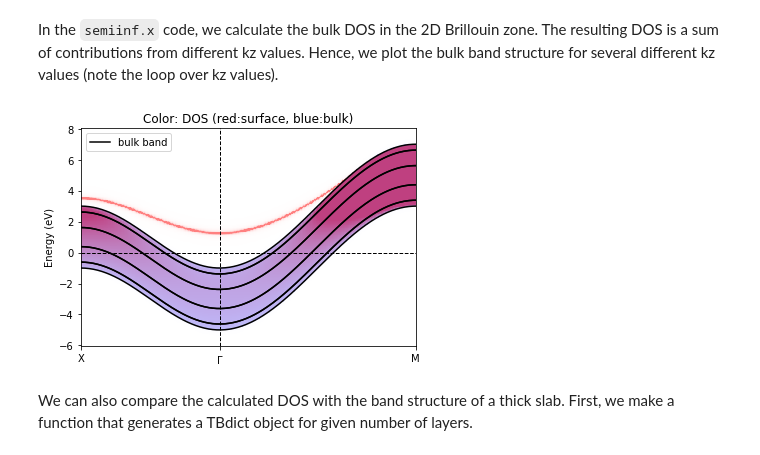
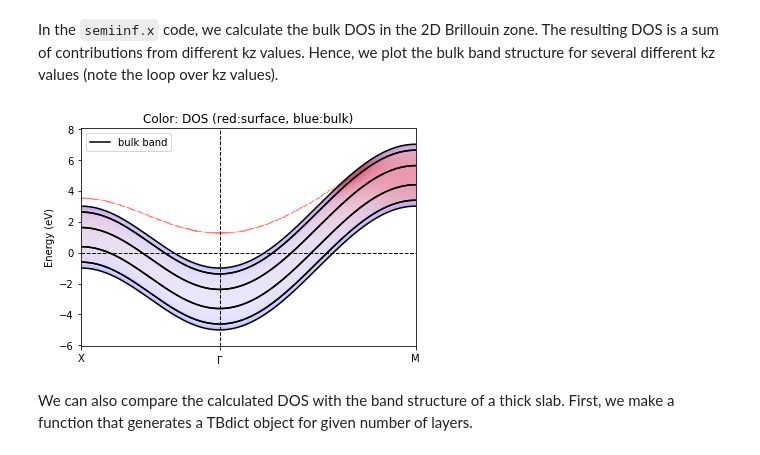
Before and after one commit to jaemolihm/semiinf, a Jupyter notebook: examples/example01/example01.ipynb, the cells around one changed output. Saved outputs shown, nothing was run; the diff lists cells and outputs as text; code cells hidden in the pictures.

```diff
--- a/examples/example01/example01.ipynb
+++ b/examples/example01/example01.ipynb
@@ -165,35 +166,35 @@ for ikz, kz in enumerate(np.linspace(0.0, 1.0, 10, False)):
     # Calculate band structure
     energy = tbbulk.get_bands(kvecs_3d)
     # Plot band structure
     for ib in range(tbbulk.nw):
         label = f'bulk band' if ib == 0 and ikz == 0 else None
         plt.plot(kplot, energy[ib,:], '-', c='k', label=label)
 
 # Plot bulk and surface DOS
 filenames = ['dos_bulk.out', 'dos_surf00.out']
 for filename in filenames:
     # Open .out file (which is a binary file)
     with open(filename, 'r') as f:
         data = np.fromfile(f, dtype=np.float64).reshape((nk, ne))
     # Set colormap for plotting DOS (bulk: blue, surface: red)
     cmap_ = cmap_white_red
     if filename == 'dos_bulk.out':
         cmap_ = cmap_white_blue
     # Plot DOS
     plt.imshow(np.transpose(data), extent=extent, origin='lower', cmap=cmap_,
-               alpha = 0.5, aspect='auto', vmin=0, vmax=0.1)
+               alpha = 0.5, aspect='auto', vmin=0, vmax=0.5)
 # Formatting figure
 plt.xticks(special_k, special_k_label)
 plt.xlim([special_k[0], special_k[-1]])
 for x in special_k[1:-1]:
     plt.axvline(x=x, c='k', ls='--', lw=1)
 plt.axhline(y=EFermi, c='k', ls='--', lw=1)
 plt.ylabel('Energy (eV)')
 plt.legend()
 plt.title('Color: DOS (red:surface, blue:bulk)')
 plt.show()
 # %% [output]
-[figure, old version]
+[figure, new version]
 # %% [markdown]
 We can also compare the calculated DOS with the band structure of a thick slab. First, we make a function that generates a TBdict object for given number of layers.
 # %%
```
Also changed, not shown: parts of 1 cell of this notebook.
